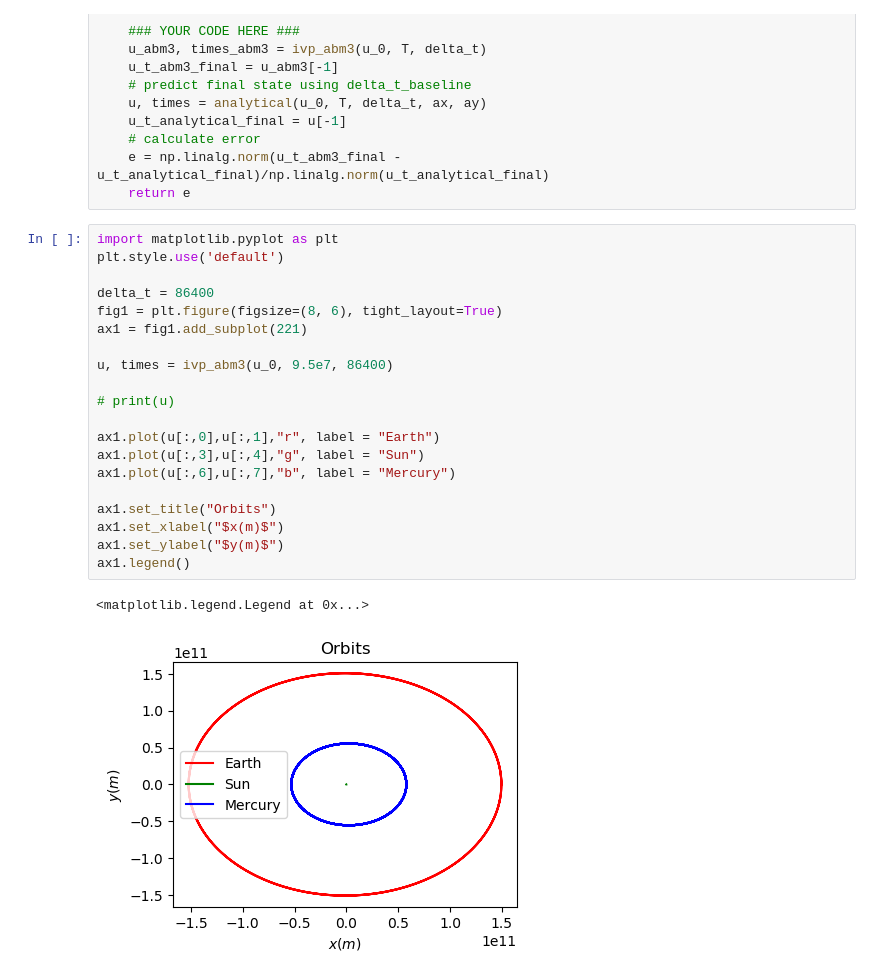
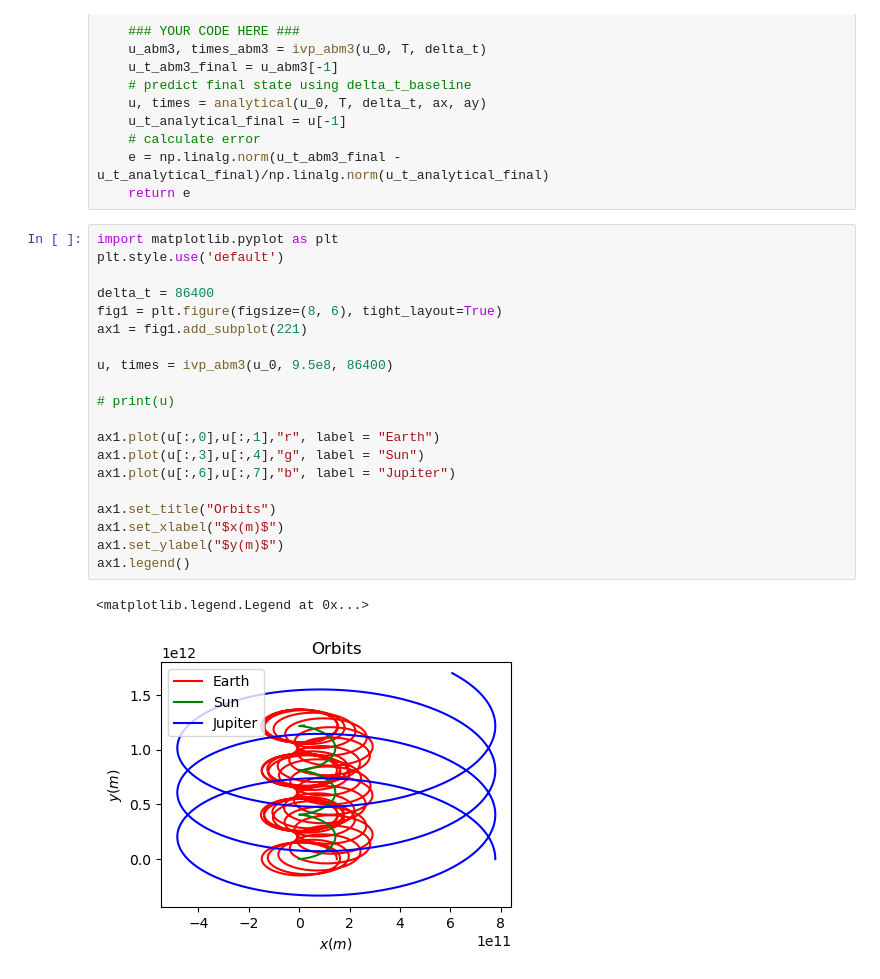
Before and after one commit to Zoinkadoinka/AE370-Project-1, a Jupyter notebook: Mega Jupiter Code.ipynb, the cells around one changed output. Saved outputs shown, nothing was run; the diff lists cells and outputs as text.

Commit message:
Orbiting code for mega big jupiter all added, gigachad method

```diff
--- a/Mega Jupiter Code.ipynb
+++ b/Mega Jupiter Code.ipynb
@@ -195,23 +195,23 @@ def ivp_abm3_error(u_0, T, delta_t):
 # %%
 import matplotlib.pyplot as plt
 plt.style.use('default')
 
 delta_t = 86400
 fig1 = plt.figure(figsize=(8, 6), tight_layout=True)
 ax1 = fig1.add_subplot(221)
 
-u, times = ivp_abm3(u_0, 9.5e7, 86400)
+u, times = ivp_abm3(u_0, 9.5e8, 86400)
 
 # print(u)
 
 ax1.plot(u[:,0],u[:,1],"r", label = "Earth")
 ax1.plot(u[:,3],u[:,4],"g", label = "Sun")
-ax1.plot(u[:,6],u[:,7],"b", label = "Mercury")
+ax1.plot(u[:,6],u[:,7],"b", label = "Jupiter")
 
 ax1.set_title("Orbits")
 ax1.set_xlabel("$x(m)$")
 ax1.set_ylabel("$y(m)$")
 ax1.legend()
 # %% [output]
 <matplotlib.legend.Legend at 0x...>
-[figure, old version]
+[figure, new version]
```
Also changed, not shown: parts of 3 cells of this notebook.
